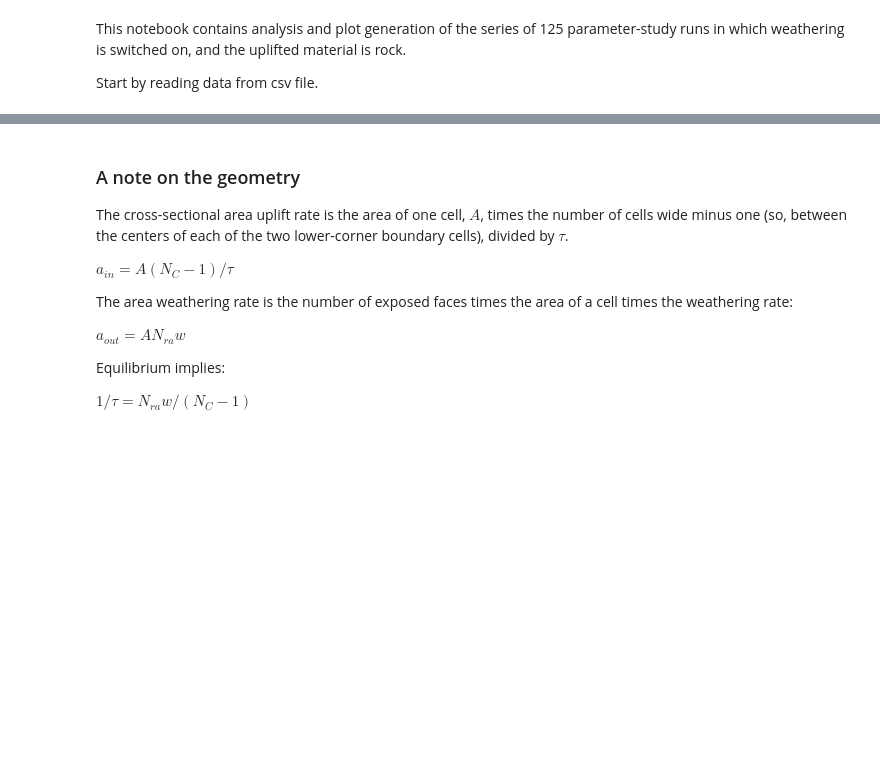
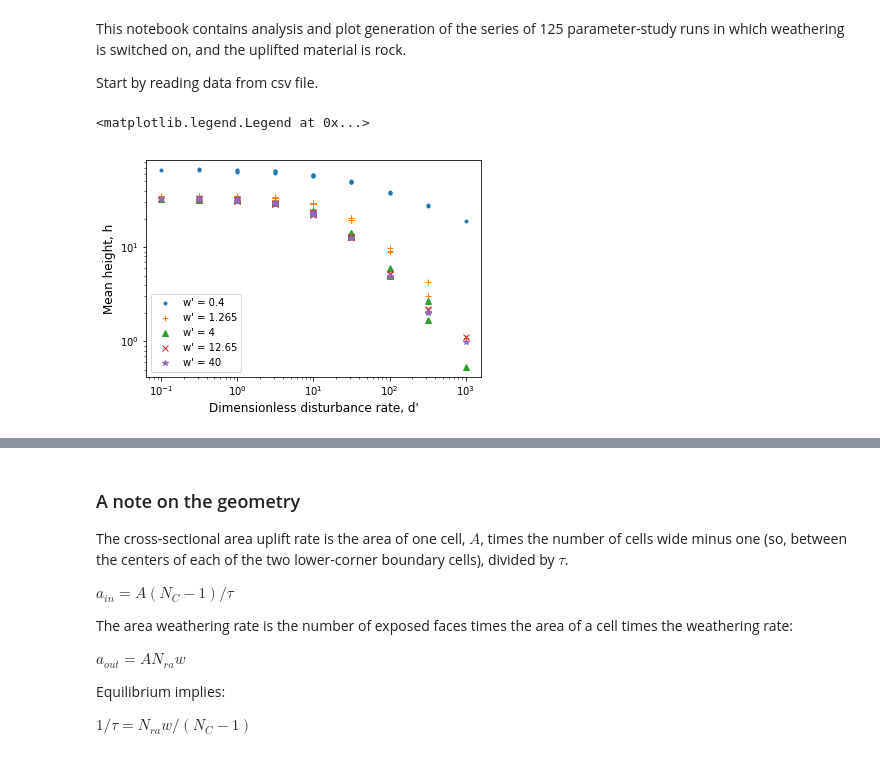
Before and after one commit to gregtucker/grain_hills, a Jupyter notebook: DataAnalysis/analysis_of_weathering_5x5x5_param_study.ipynb, the cells around one changed output, grey strips where cells are left out. Drawn from its saved outputs; the diff is of its cells as text; code cells hidden in the pictures; blank space fills up the shorter version.

```diff
--- a/DataAnalysis/analysis_of_weathering_5x5x5_param_study.ipynb
+++ b/DataAnalysis/analysis_of_weathering_5x5x5_param_study.ipynb
@@ -56,3 +56,22 @@ import matplotlib.pyplot as plt
 
 psyms = ['.', '+', '^', 'x', '*']
 #psyms = ['k.', 'k+', 'k^', 'kx', 'k*']
+# %%
+# Plot 1: mean height as function of d', grouped by w'
+rounded_wp = np.round(wprime, 3)
+symnum = 0
+for wp in wpvals:
+    pts = np.where(rounded_wp == wp)[0]
+    plt.loglog(dprime[pts], mean_ht[pts], psyms[symnum])
+    symnum += 1
+plt.xlabel("Dimensionless disturbance rate, d'", {'fontsize' : 12})
+plt.ylabel('Mean height, h', {'fontsize' : 12})
+plt.legend(["w' = 0.4", "w' = 1.265", "w' = 4", "w' = 12.65", "w' = 40"])
+#plt.xlabel(r"Dimensionless disturbance rate, $d'$", {'fontsize' : 12})
+#plt.ylabel(r'Mean height, $h$', {'fontsize' : 12})
+#plt.legend([r"$w' = 0.4$", "$w' = 1.265$", "$w' = 4$", "$w' = 12.65$", "$w' = 40$"])
+#plt.ylim([1, 100])
+#plt.savefig('wx_mean_ht_vs_dist_rate.pdf') #UNCOMMENT TO PRODUCE FIGURE FILE
+# %% [output]
+<matplotlib.legend.Legend at 0x...>
+[figure, added]
```
Also changed, not shown: parts of 23 cells of this notebook, 10 other files.
